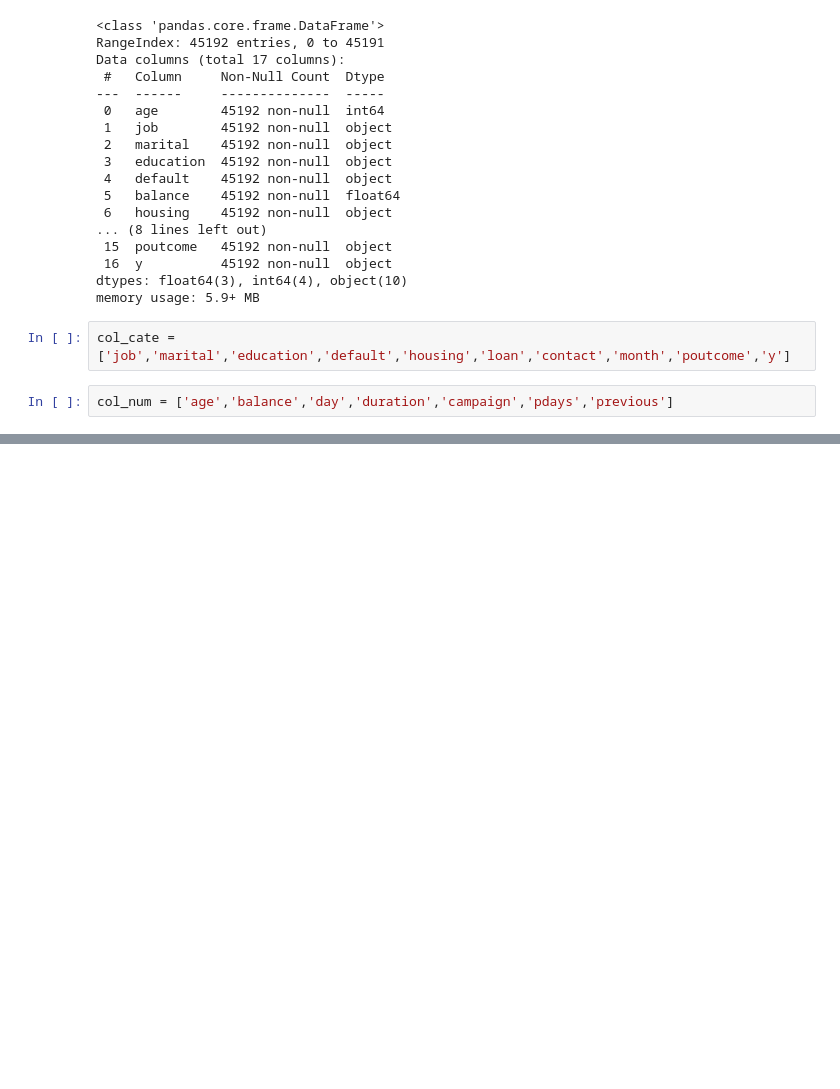
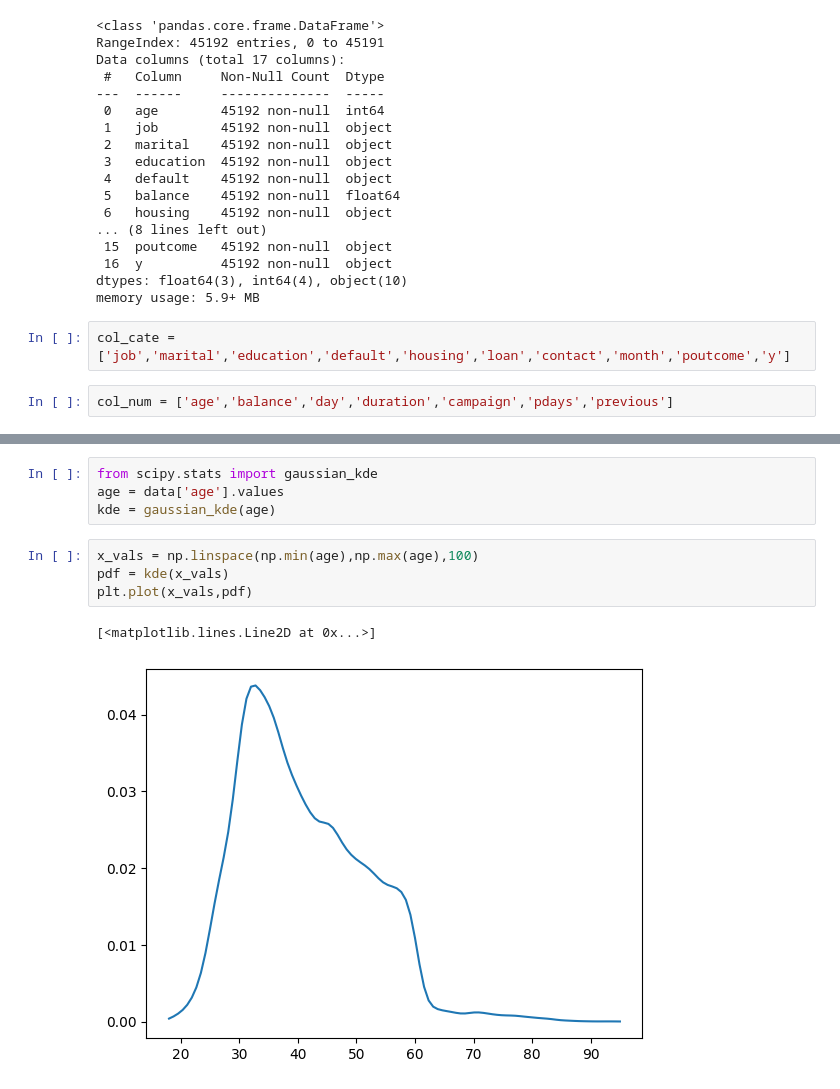
Before and after one commit to asegura4488/CienciaDatos, a Jupyter notebook: Semana3/Sesion6.ipynb, the cells around one changed output, grey strips where cells are left out. Drawn from its saved outputs; the diff is of its cells as text; blank space fills up the shorter version.

```diff
--- a/Semana3/Sesion6.ipynb
+++ b/Semana3/Sesion6.ipynb
@@ -57,0 +94,11 @@ for i, col in enumerate(col_cate):
+# %%
+from scipy.stats import gaussian_kde
+age = data['age'].values
+kde = gaussian_kde(age)
+# %%
+x_vals = np.linspace(np.min(age),np.max(age),100)
+pdf = kde(x_vals)
+plt.plot(x_vals,pdf)
+# %% [output]
+[<matplotlib.lines.Line2D at 0x...>]
+[figure, added]
```
Also changed, not shown: parts of 8 cells of this notebook.
